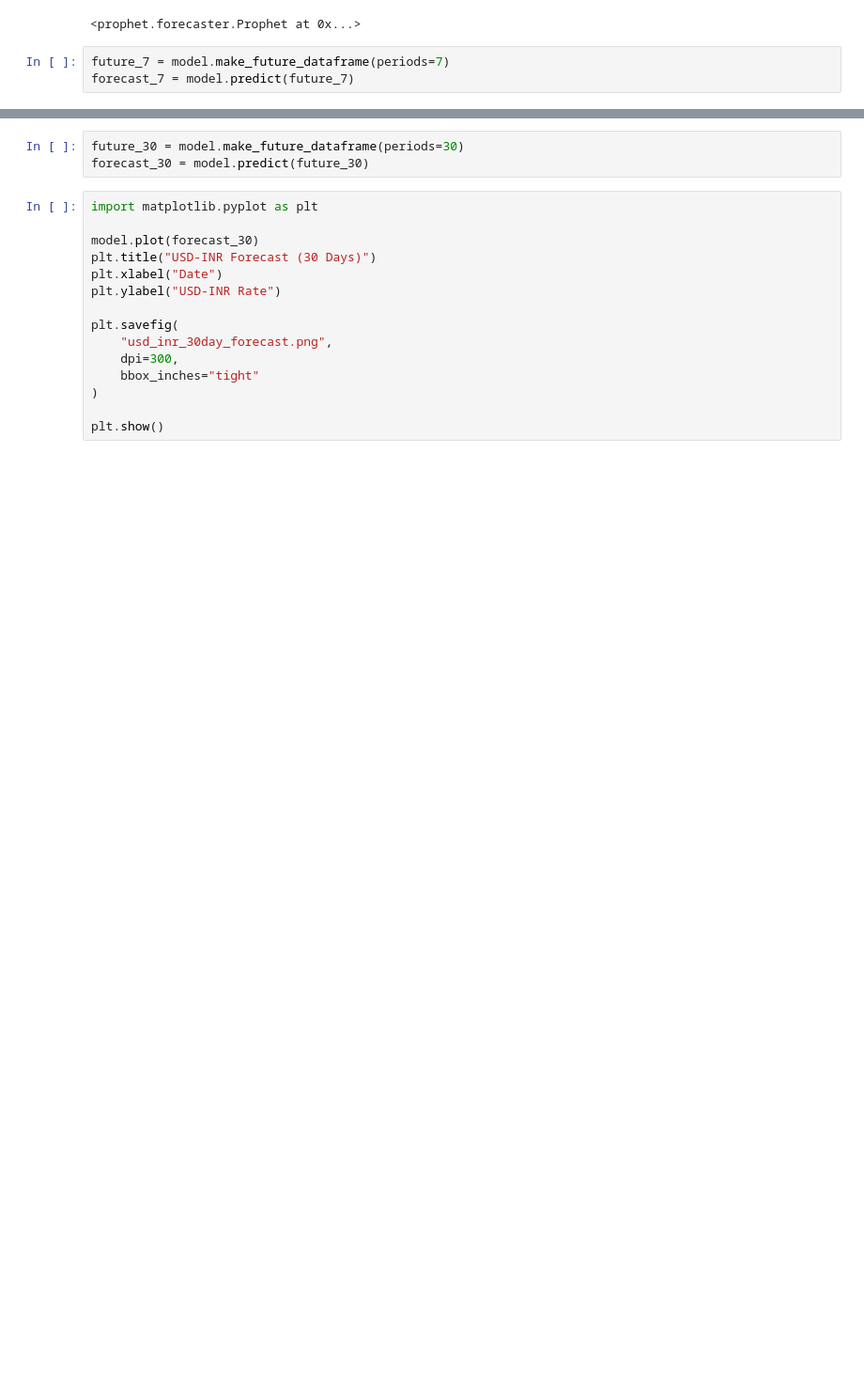
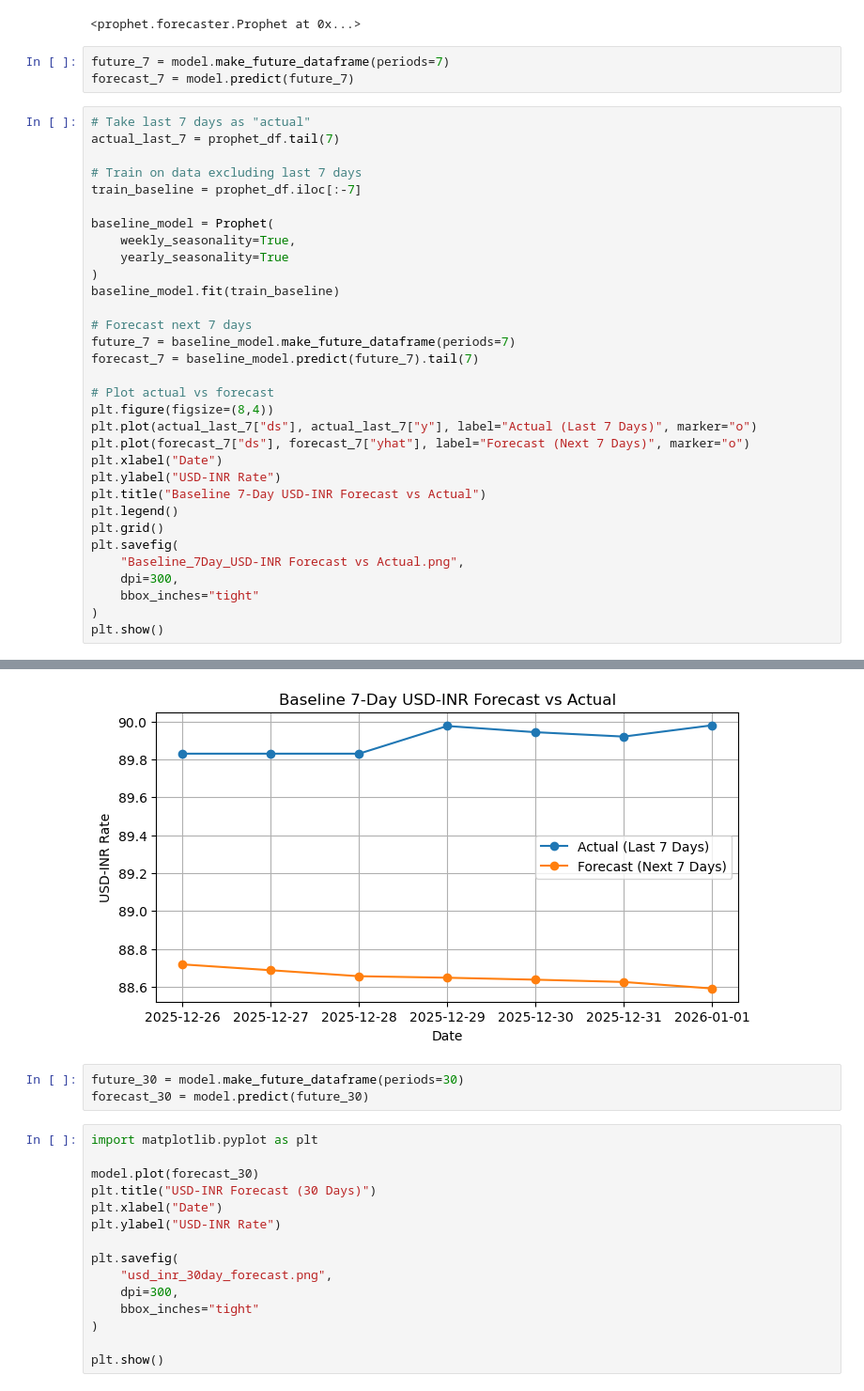
Before and after one commit to Srividya-Manikandan/FX-Decision-Recommendation-System-for-Indian-Businesses, a Jupyter notebook: notebooks/Sprint1_Forecast_Scenario_Analysis.ipynb, the cells around one changed output, grey strips where cells are left out. Shown at 94% size. Saved outputs shown, nothing was run; the diff lists cells and outputs as text; blank space fills up the shorter version.

Commit message:
Added baseline 7-day forecast vs actual comparison plot

```diff
--- a/notebooks/Sprint1_Forecast_Scenario_Analysis.ipynb
+++ b/notebooks/Sprint1_Forecast_Scenario_Analysis.ipynb
@@ -73,3 +73,36 @@ model.fit(prophet_df)
 # %%
 future_7 = model.make_future_dataframe(periods=7)
 forecast_7 = model.predict(future_7)
+# %%
+# Take last 7 days as "actual"
+actual_last_7 = prophet_df.tail(7)
+
+# Train on data excluding last 7 days
+train_baseline = prophet_df.iloc[:-7]
+
+baseline_model = Prophet(
+    weekly_seasonality=True,
+    yearly_seasonality=True
+)
+baseline_model.fit(train_baseline)
+
+# Forecast next 7 days
+future_7 = baseline_model.make_future_dataframe(periods=7)
+forecast_7 = baseline_model.predict(future_7).tail(7)
+
+# Plot actual vs forecast
+plt.figure(figsize=(8,4))
+plt.plot(actual_last_7["ds"], actual_last_7["y"], label="Actual (Last 7 Days)", marker="o")
+plt.plot(forecast_7["ds"], forecast_7["yhat"], label="Forecast (Next 7 Days)", marker="o")
+plt.xlabel("Date")
+plt.ylabel("USD-INR Rate")
+plt.title("Baseline 7-Day USD-INR Forecast vs Actual")
+plt.legend()
+plt.grid()
+plt.savefig(
+    "Baseline_7Day_USD-INR Forecast vs Actual.png",
+    dpi=300,
+    bbox_inches="tight"
+)
+plt.show()
+# %% [output]
@@ -76,3 +111,4 @@ forecast_7 = model.predict(future_7)
+[figure, added]
 # %%
 future_30 = model.make_future_dataframe(periods=30)
 forecast_30 = model.predict(future_30)
```
Also changed, not shown: parts of 2 cells of this notebook, 1 other file.
